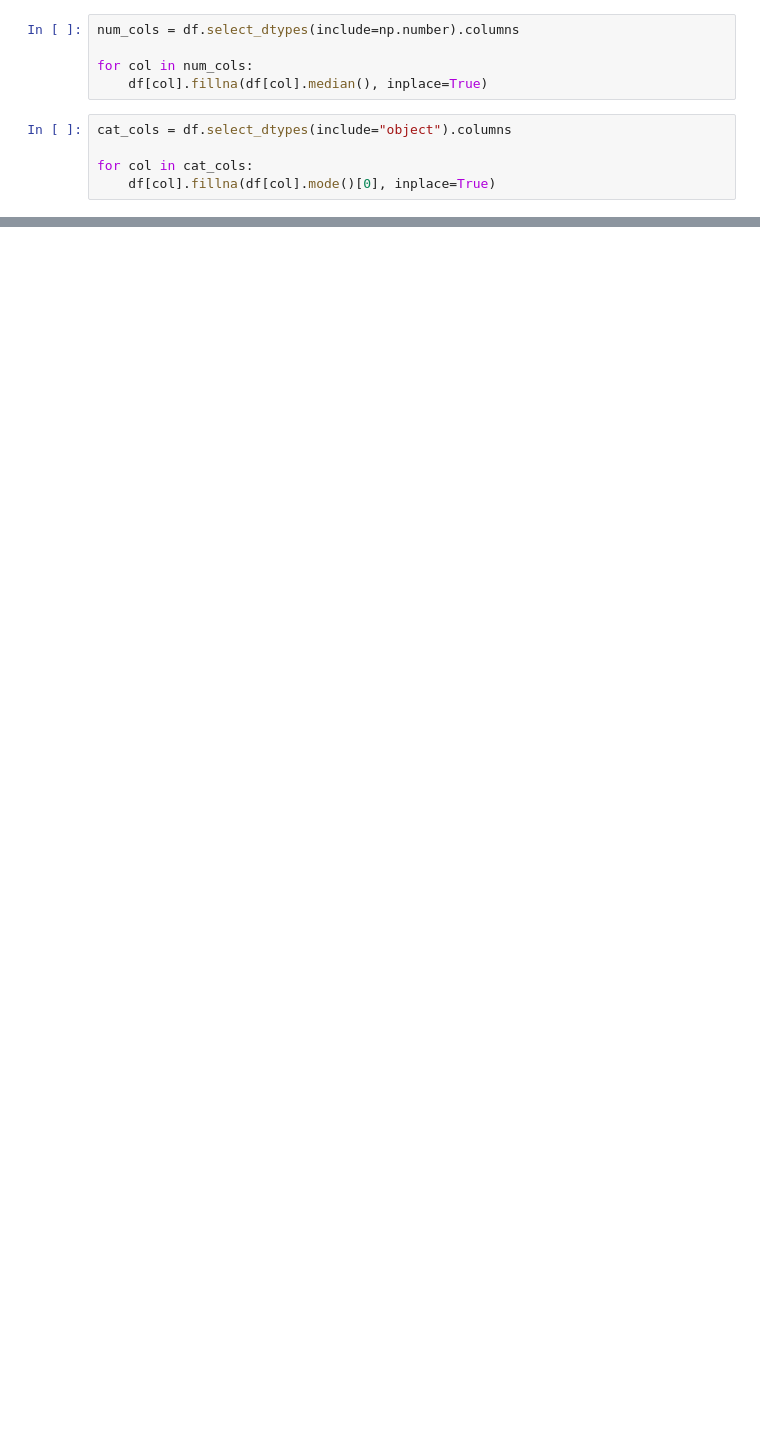
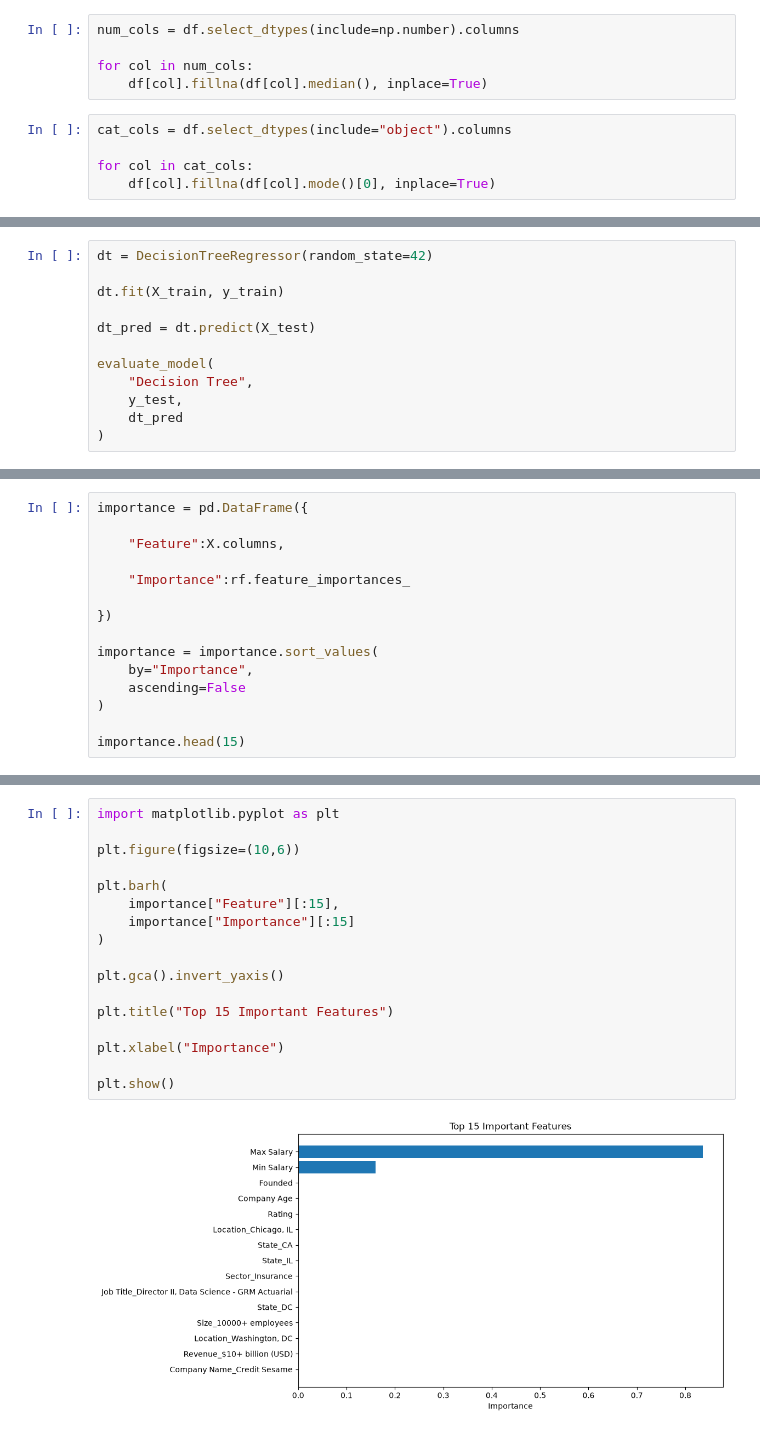
Before and after one commit to nitin28061999/Glassdoor-salary-predictor, a Jupyter notebook: Notebooks/04_Model_Building.ipynb, the cells around one changed output, grey strips where cells are left out. Cells and saved outputs as stored; diff of their text form; blank space fills up the shorter version.

Commit message:
model_building

```diff
--- a/Notebooks/04_Model_Building.ipynb
+++ b/Notebooks/04_Model_Building.ipynb
@@ -103,0 +169,12 @@ df = pd.get_dummies(df, drop_first=True)
+# %%
+dt = DecisionTreeRegressor(random_state=42)
+
+dt.fit(X_train, y_train)
+
+dt_pred = dt.predict(X_test)
+
+evaluate_model(
+    "Decision Tree",
+    y_test,
+    dt_pred
+)
@@ -103,0 +266,15 @@ df = pd.get_dummies(df, drop_first=True)
+# %%
+importance = pd.DataFrame({
+
+    "Feature":X.columns,
+
+    "Importance":rf.feature_importances_
+
+})
+
+importance = importance.sort_values(
+    by="Importance",
+    ascending=False
+)
+
+importance.head(15)
@@ -103,0 +298,19 @@ df = pd.get_dummies(df, drop_first=True)
+# %%
+import matplotlib.pyplot as plt
+
+plt.figure(figsize=(10,6))
+
+plt.barh(
+    importance["Feature"][:15],
+    importance["Importance"][:15]
+)
+
+plt.gca().invert_yaxis()
+
+plt.title("Top 15 Important Features")
+
+plt.xlabel("Importance")
+
+plt.show()
+# %% [output]
+[figure, added]
```
Also changed, not shown: parts of 24 cells of this notebook, 2 other files.
